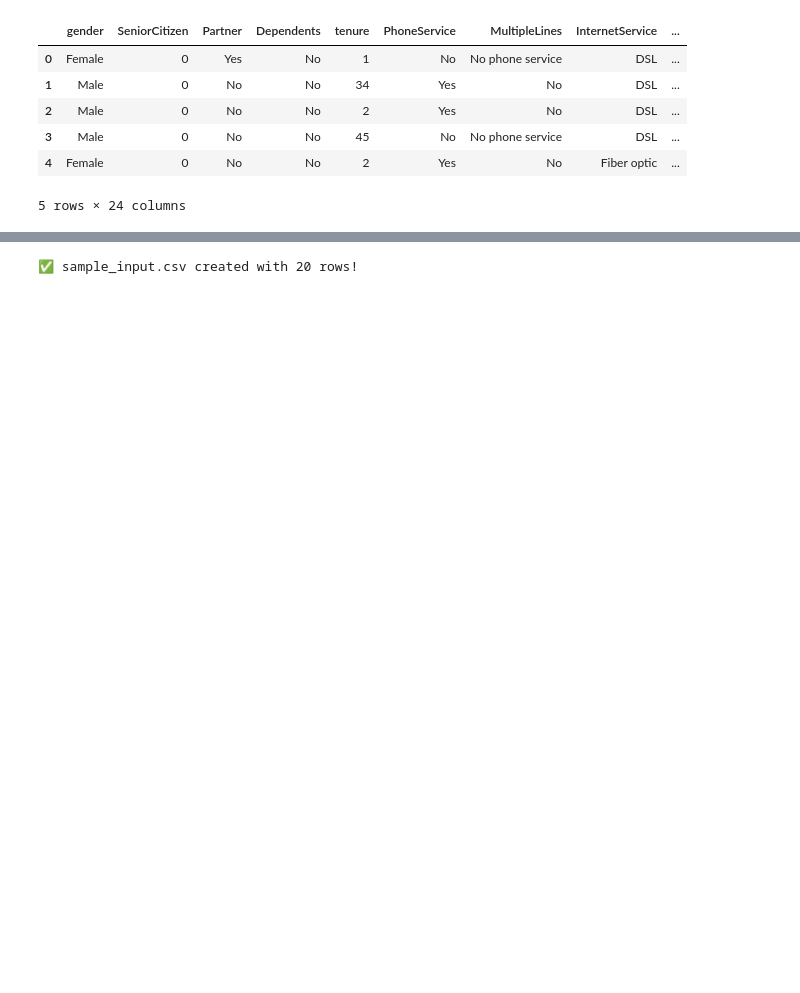
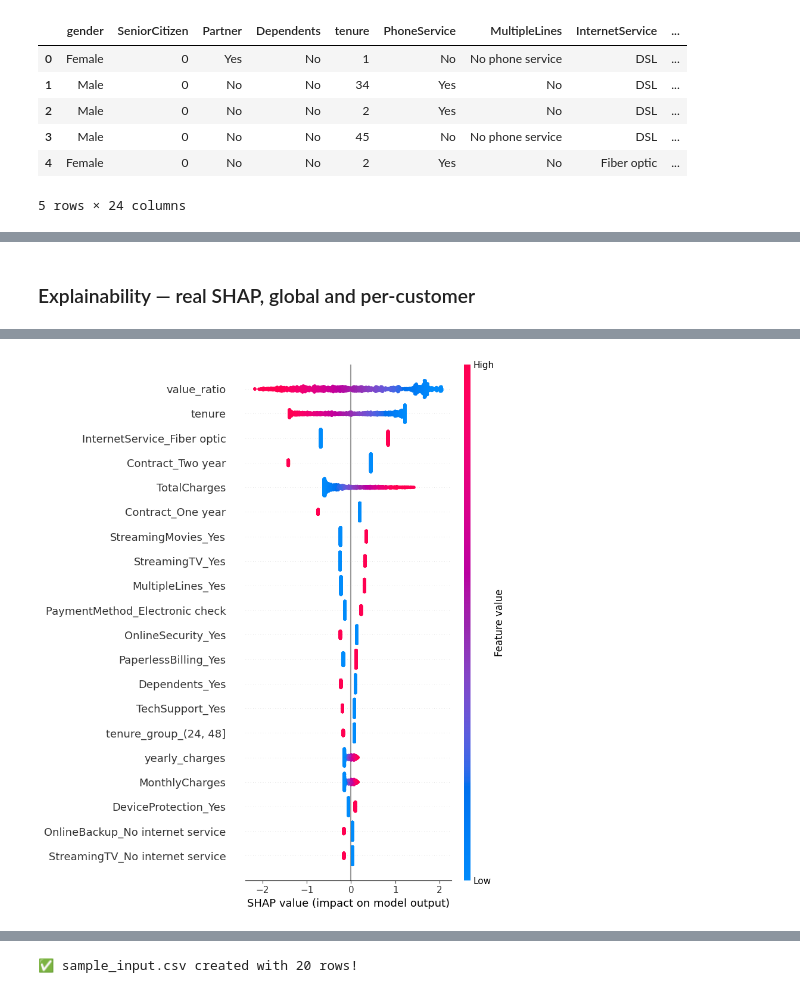
Before and after one commit to Amaanzz/-telco-churn-prediction-engine, a Jupyter notebook: notebook/customerchurn.ipynb, the cells around one changed output, grey strips where cells are left out. Cells and saved outputs as stored; diff of their text form; code cells hidden in the pictures; blank space fills up the shorter version.

Commit message:
Major project overhaul: sklearn Pipeline, real SHAP, statistical evaluation, uncertainty estimation, survival analysis, fairness auditing, and expected value retention strategy

```diff
--- a/notebook/customerchurn.ipynb
+++ b/notebook/customerchurn.ipynb
@@ -236,2 +240,0 @@ df.head()
-# %%
-df = pd.get_dummies(df, drop_first=True)##  one hot encoding done dropping first for cleaner model
@@ -503,0 +276,8 @@ Creating a Strategy Engine that recommends actions based on churn probability, m
+# %%
+from sklearn.model_selection import train_test_split
+
+# stratify=y added — with ~26% churn, this keeps the same churn rate in both
+# train and test rather than leaving it to chance
+X_train, X_test, y_train, y_test = train_test_split(
+    X, y, test_size=0.2, random_state=42, stratify=y
+)
@@ -503,0 +361,18 @@ Creating a Strategy Engine that recommends actions based on churn probability, m
+# %%
+from imblearn.pipeline import Pipeline as ImbPipeline
+from imblearn.over_sampling import SMOTE
+
+# separate 'scale' step removed — scaling now happens inside preprocessor itself
+production_pipeline = ImbPipeline([
+    ('preprocess', clone(preprocessor)),
+    ('smote', SMOTE(random_state=42)),
+    ('clf', LogisticRegression(solver='liblinear', random_state=42))
+])
+
+production_pipeline.fit(X_train, y_train)
+y_pred_final = production_pipeline.predict(X_test)
+y_prob_final = production_pipeline.predict_proba(X_test)[:, 1]
+
+print("Logistic Regression with SMOTE (production pipeline)")
+print(classification_report(y_test, y_pred_final))
+print("ROC-AUC:", roc_auc_score(y_test, y_prob_final))
@@ -503,0 +405,19 @@ Creating a Strategy Engine that recommends actions based on churn probability, m
+# %% [markdown]
+### Explainability — real SHAP, global and per-customer
+# %%
+import shap
+
+# no separate scaler step to chain anymore — preprocessor handles encoding + scaling together
+fitted_preprocessor = production_pipeline.named_steps['preprocess']
+fitted_clf = production_pipeline.named_steps['clf']
+
+X_train_transformed = fitted_preprocessor.transform(X_train)
+X_test_transformed = fitted_preprocessor.transform(X_test)
+feature_names = fitted_preprocessor.get_feature_names_out().tolist()
+
+explainer = shap.LinearExplainer(fitted_clf, X_train_transformed)
+shap_values = explainer.shap_values(X_test_transformed)
+
+# Global view — which features matter most across all customers
+shap.summary_plot(shap_values, X_test_transformed, feature_names=feature_names)
+# %% [output]
@@ -503,0 +425 @@ Creating a Strategy Engine that recommends actions based on churn probability, m
+[figure, added]
```
Also changed, not shown: parts of 134 cells of this notebook, 11 other files.
